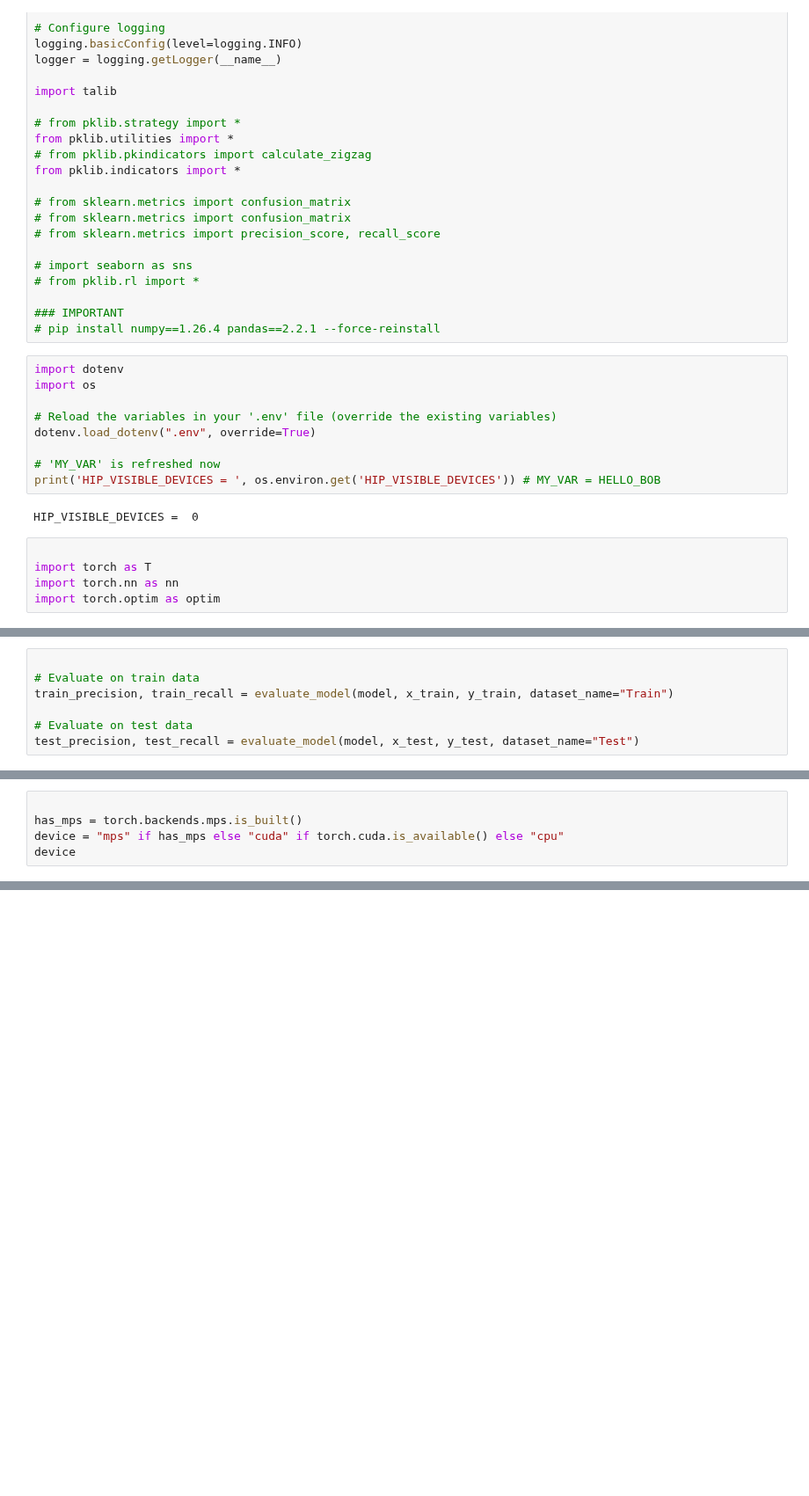
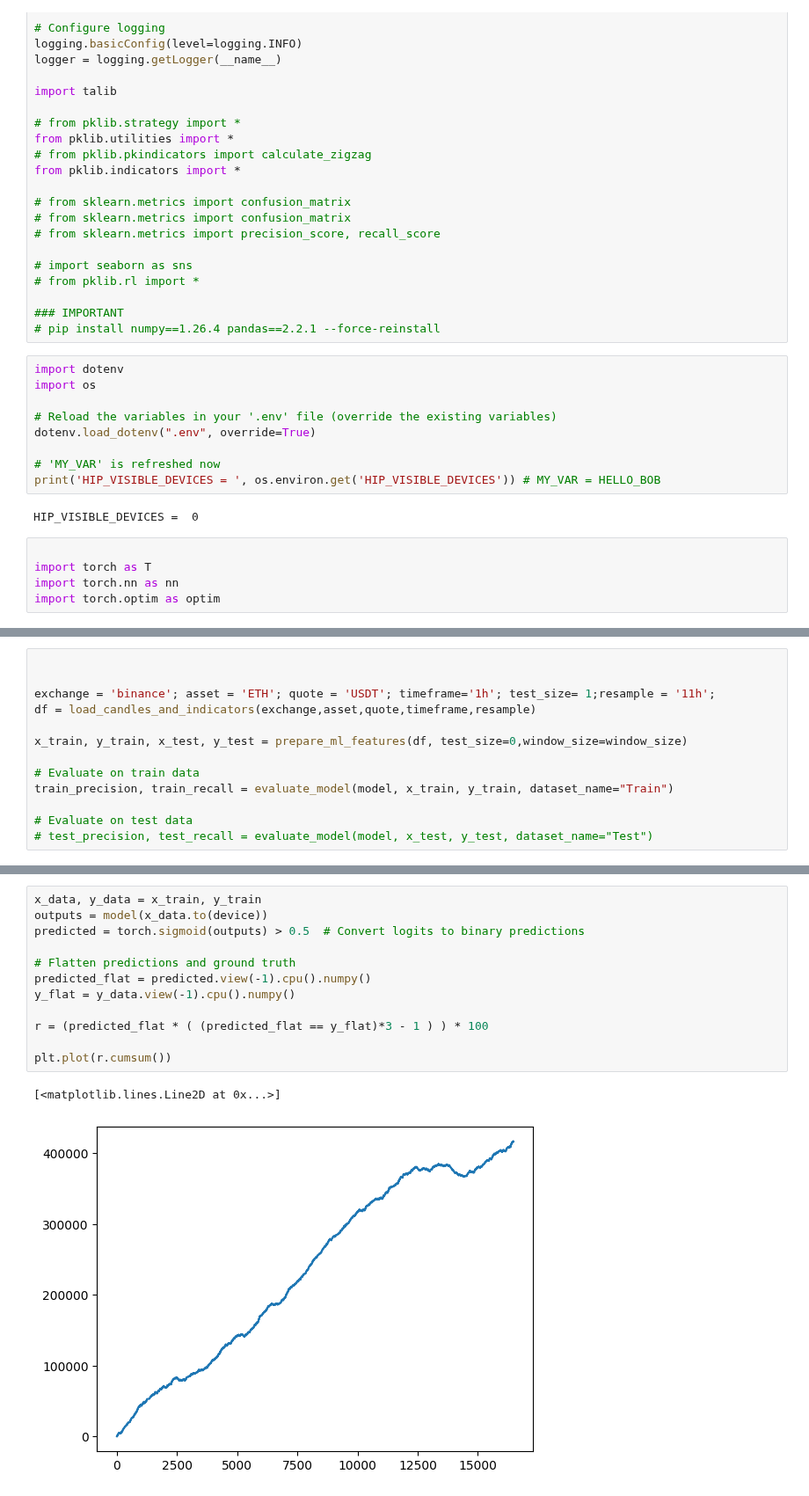
Before and after one commit to petarkabashki/pk-crypto-tools, a Jupyter notebook: 2024-research/LSTM.ipynb, the cells around one changed output, grey strips where cells are left out. Shown at 88% size. Cells and saved outputs as stored; diff of their text form; blank space fills up the shorter version.

```diff
--- a/2024-research/LSTM.ipynb
+++ b/2024-research/LSTM.ipynb
@@ -459,10 +444,16 @@ Recall (Train): 0.9990
 # %%
+
+
+exchange = 'binance'; asset = 'ETH'; quote = 'USDT'; timeframe='1h'; test_size= 1;resample = '11h';
+df = load_candles_and_indicators(exchange,asset,quote,timeframe,resample)
+
+x_train, y_train, x_test, y_test = prepare_ml_features(df, test_size=0,window_size=window_size)
 
 # Evaluate on train data
 train_precision, train_recall = evaluate_model(model, x_train, y_train, dataset_name="Train")
 
 # Evaluate on test data
-test_precision, test_recall = evaluate_model(model, x_test, y_test, dataset_name="Test")
+# test_precision, test_recall = evaluate_model(model, x_test, y_test, dataset_name="Test")
 # %% [output]
 Confusion Matrix - Train:
           Predicted 0  Predicted 1
@@ -645,5 +463,0 @@ device
-# %%
-
-has_mps = torch.backends.mps.is_built()
-device = "mps" if has_mps else "cuda" if torch.cuda.is_available() else "cpu"
-device
@@ -719,0 +464,15 @@ with torch.no_grad():
+# %%
+x_data, y_data = x_train, y_train
+outputs = model(x_data.to(device))
+predicted = torch.sigmoid(outputs) > 0.5  # Convert logits to binary predictions
+
+# Flatten predictions and ground truth
+predicted_flat = predicted.view(-1).cpu().numpy()
+y_flat = y_data.view(-1).cpu().numpy()
+
+r = (predicted_flat * ( (predicted_flat == y_flat)*3 - 1 ) ) * 100
+
+plt.plot(r.cumsum())
+# %% [output]
+[<matplotlib.lines.Line2D at 0x...>]
+[figure, added]
```
Also changed, not shown: parts of 18 cells of this notebook, 1 other file.
